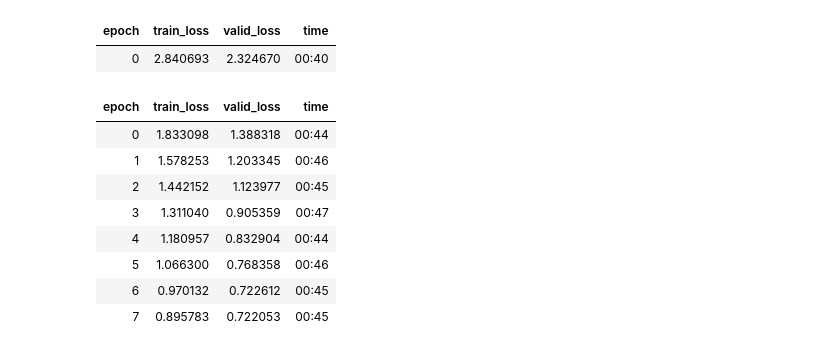
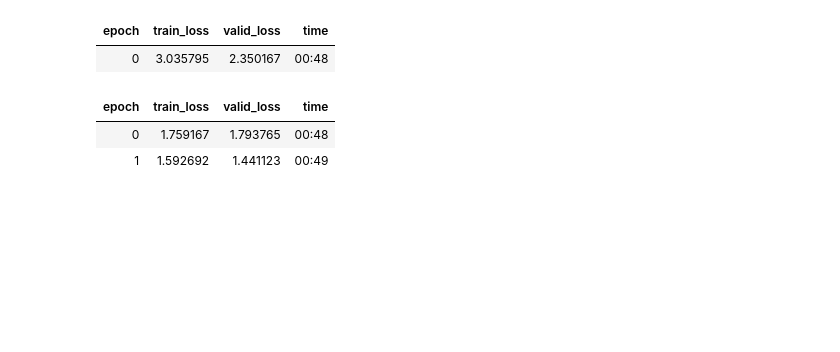
Before and after one commit to yngtodd/paint, a Jupyter notebook: examples/notebooks/camvid.ipynb, the cells around one changed output. Cells and saved outputs as stored; diff of their text form; code cells hidden in the pictures; blank space fills up the shorter version.

```diff
--- a/examples/notebooks/camvid.ipynb
+++ b/examples/notebooks/camvid.ipynb
@@ -23,17 +21,11 @@ loaders.show_batch(max_n=6)
 # %%
 learn = unet_learner(loaders, resnet34)
 # %%
-learn.fine_tune(8)
+learn.fine_tune(2)
 # %% [output]
 | epoch | train_loss | valid_loss | time |
-| 0 | 2.840693 | 2.324670 | 00:40 |
+| 0 | 3.035795 | 2.350167 | 00:48 |
 | epoch | train_loss | valid_loss | time |
-| 0 | 1.833098 | 1.388318 | 00:44 |
-| 1 | 1.578253 | 1.203345 | 00:46 |
-| 2 | 1.442152 | 1.123977 | 00:45 |
-| 3 | 1.311040 | 0.905359 | 00:47 |
-| 4 | 1.180957 | 0.832904 | 00:44 |
-| 5 | 1.066300 | 0.768358 | 00:46 |
-| 6 | 0.970132 | 0.722612 | 00:45 |
-| 7 | 0.895783 | 0.722053 | 00:45 |
+| 0 | 1.759167 | 1.793765 | 00:48 |
+| 1 | 1.592692 | 1.441123 | 00:49 |
 # %%
```
Also changed, not shown: parts of 4 cells of this notebook.
